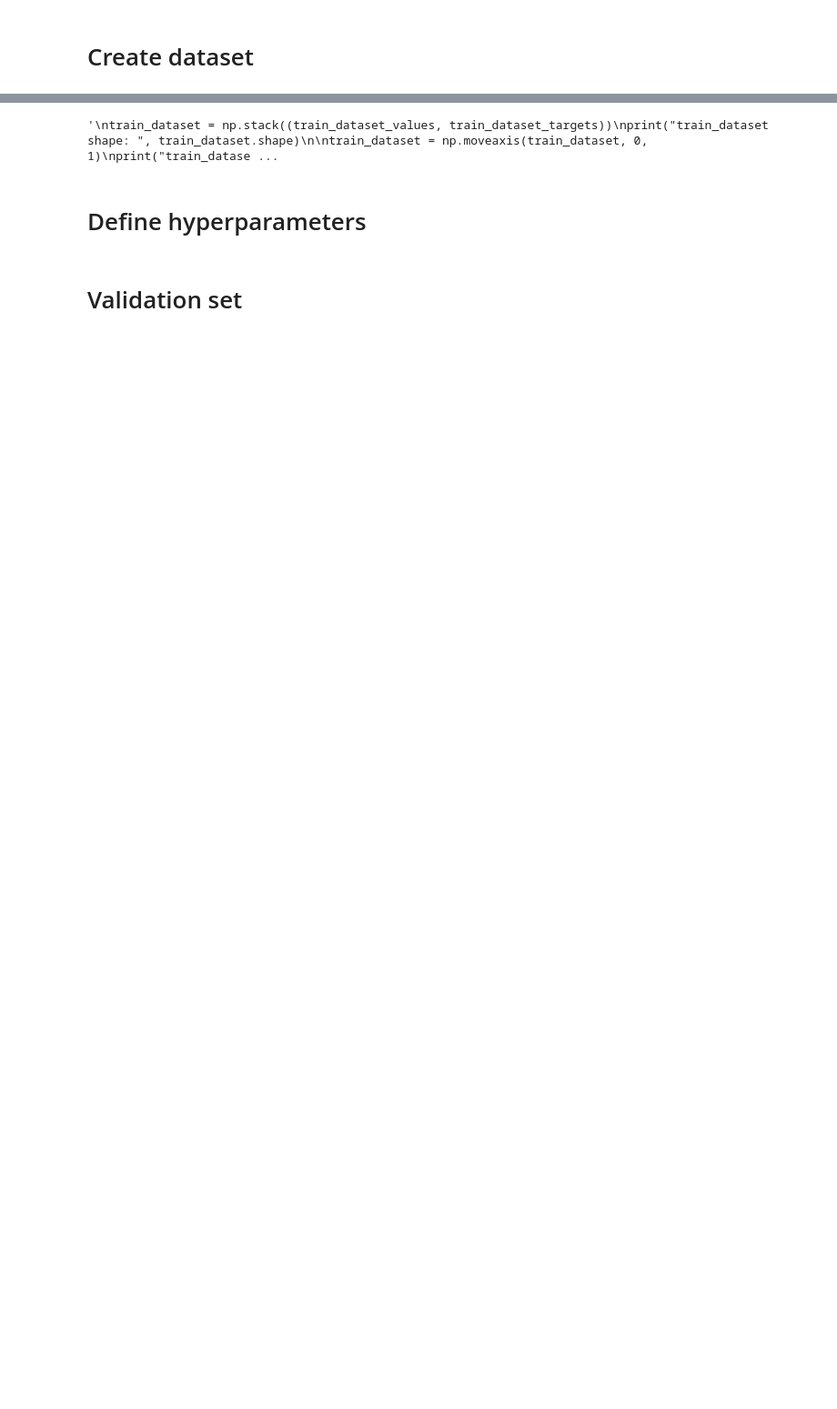
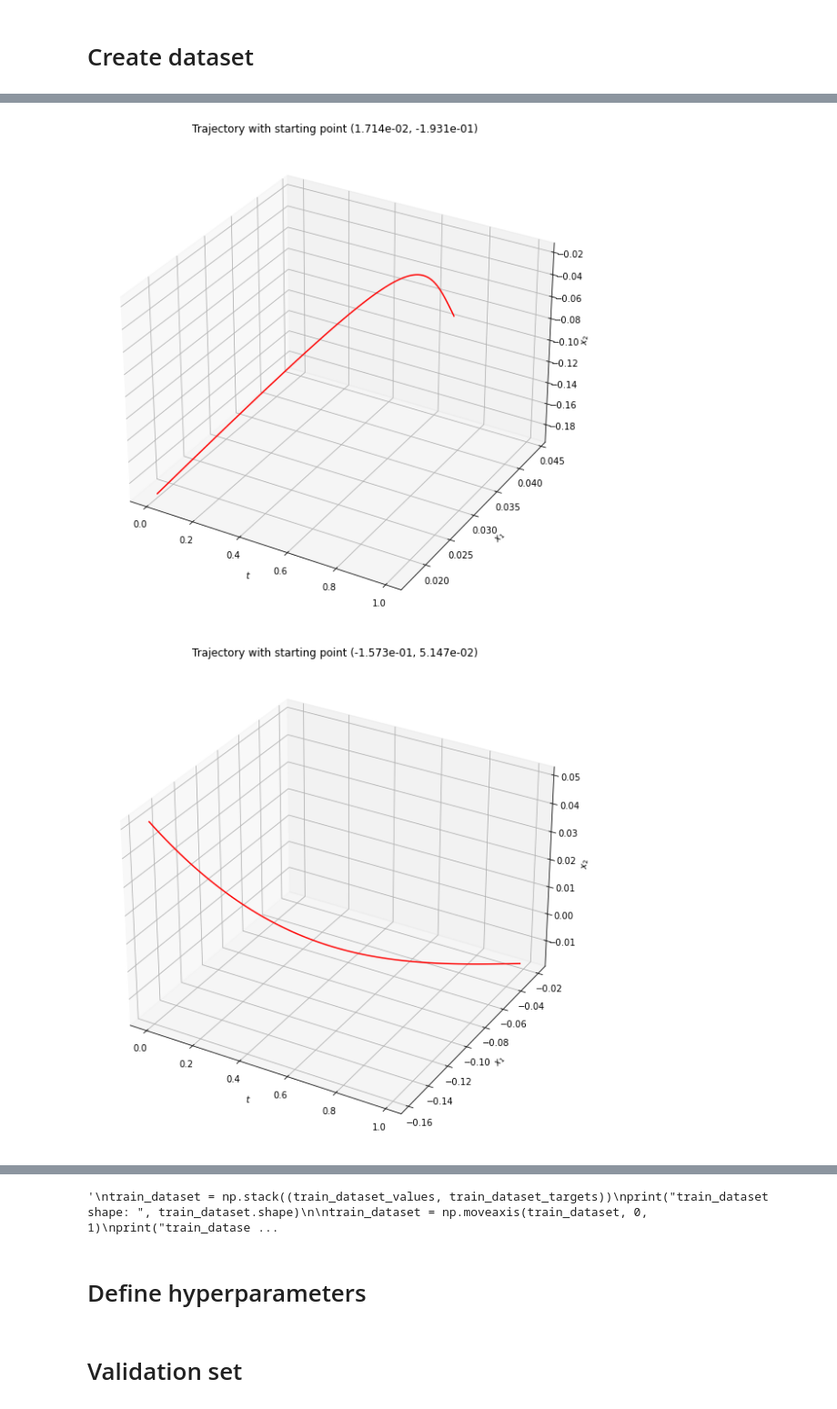
Before and after one commit to mlcms-SS22-Group-A/mlcms-SS22-Group-A, a Jupyter notebook: Euler.ipynb, the cells around one changed output, grey strips where cells are left out. Shown: that part at 91% size. Saved outputs shown, nothing was run; the diff lists cells and outputs as text; code cells hidden in the pictures; blank space fills up the shorter version.

```diff
--- a/Euler.ipynb
+++ b/Euler.ipynb
@@ -110,0 +38,22 @@ train_dataset shape:  (99000, 2, 2)
+# %%
+# Define the parameters
+alpha = -1.8
+(range_start, range_end) = (-2, 2)
+(t_start, t_end, delta_t) = (0, 1, 0.01)
+num_trajectories = 1000
+
+evaluation_times = np.arange(t_start, t_end, delta_t)
+print("will solve for times:", evaluation_times)
+
+sols = generate_dataset(alpha, delta_t, range_start, range_end, t_start, t_end, num_trajectories)
+
+print("Result have the shape:", sols.shape)
+
+
+print("first datapoint in the first trajectory: ", sols[0][0][0], sols[0][1][0])
+print("last datapoint in the first trajectory: ", sols[0][0][-1], sols[0][1][-1])
+
+
+
+print("first datapoint in the last trajectory: ", sols[-1][0][0], sols[-1][1][0])
+print("last datapoint in the last trajectory: ", sols[-1][0][-1], sols[-1][1][-1])
@@ -110,0 +74,8 @@ train_dataset shape:  (99000, 2, 2)
+# %%
+# Lets plot the first and last generated trajectories with different starting points
+# to get a feeling how the data looks like
+plot_trajectory(sols[0], t_start, t_end, delta_t)
+plot_trajectory(sols[999], t_start, t_end, delta_t)
+# %% [output]
+[figure, added]
+[figure, added]
```
Also changed, not shown: parts of 11 cells of this notebook, 1 other file.
